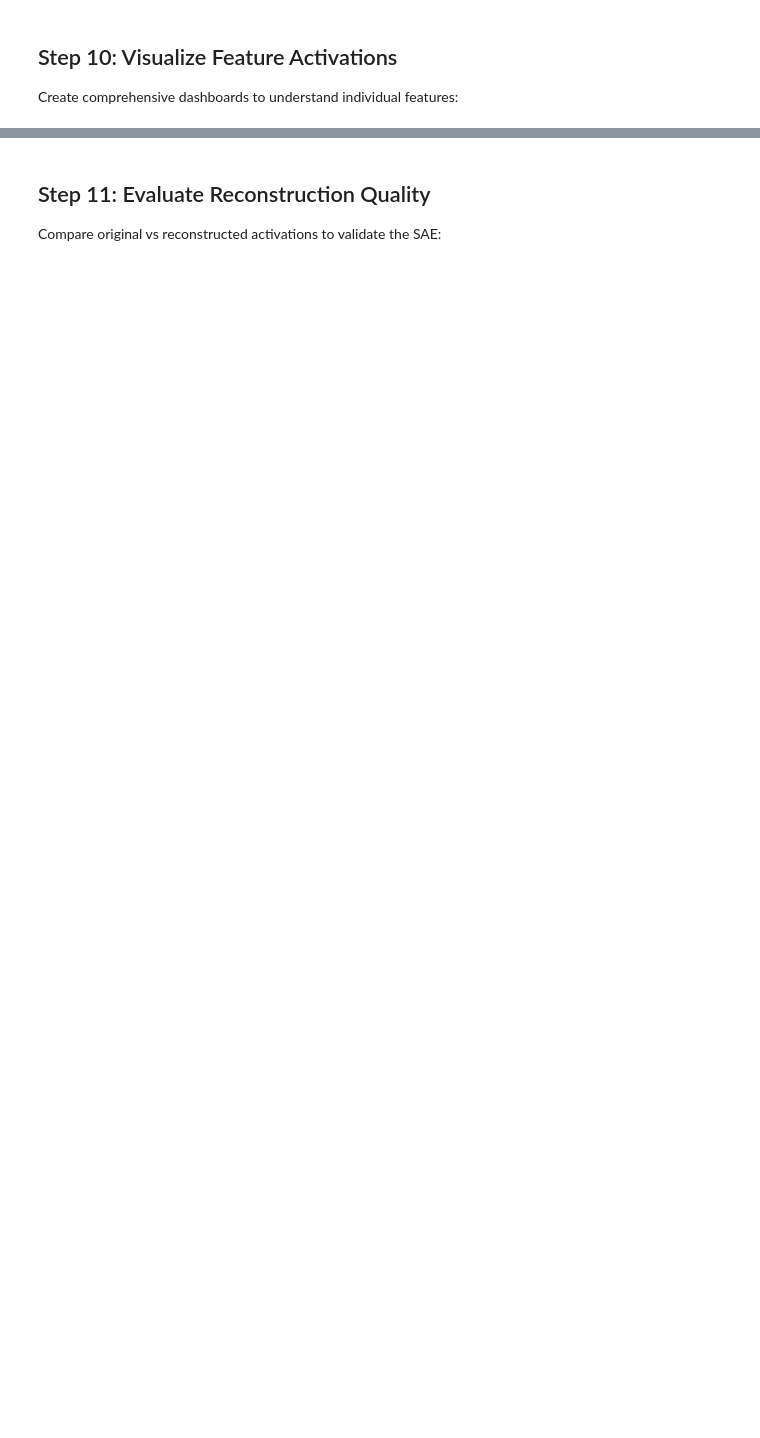
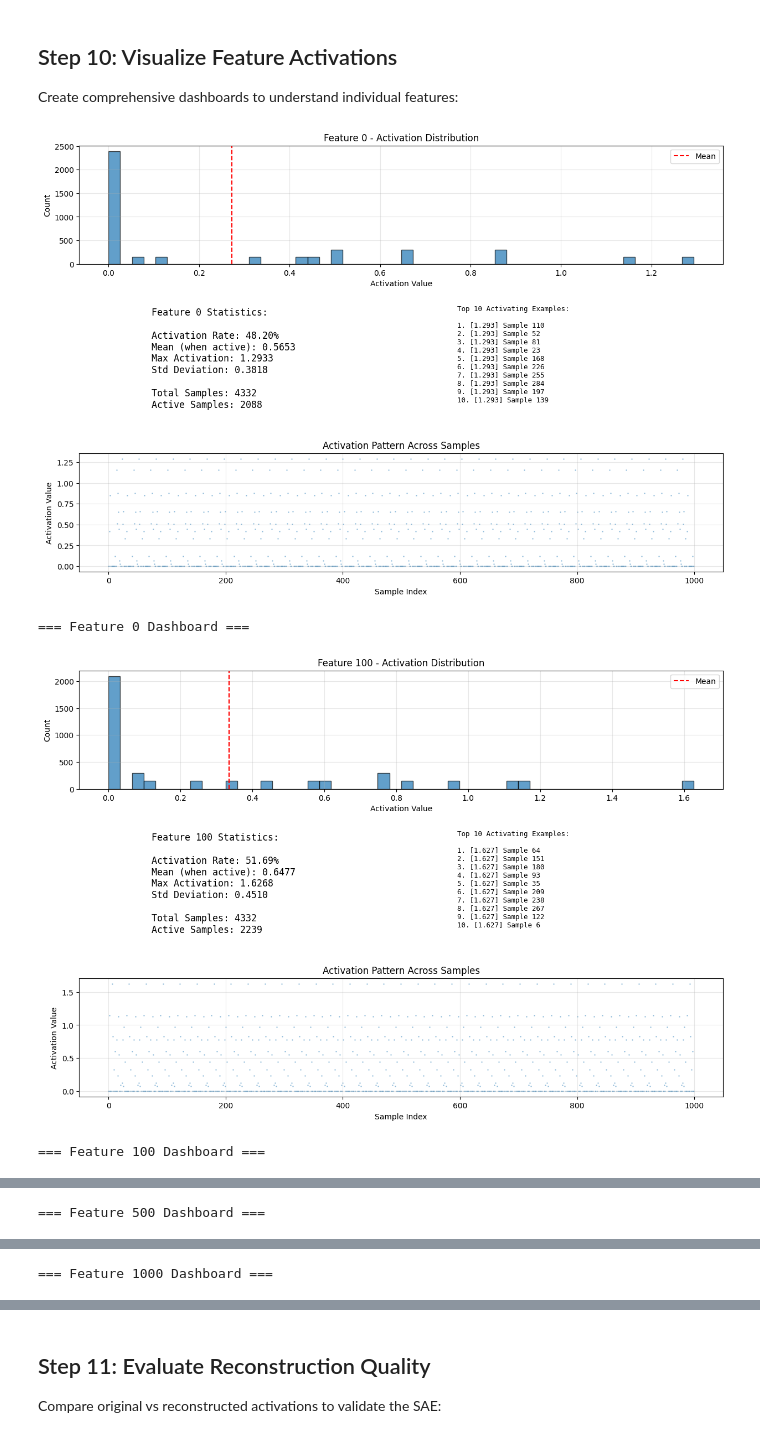
Before and after one commit to nnafis-007/SAE-ML-330, a Jupyter notebook: notebooks/tutorial.ipynb, the cells around one changed output, grey strips where cells are left out. Drawn from its saved outputs; the diff is of its cells as text; code cells hidden in the pictures; blank space fills up the shorter version.

```diff
--- a/notebooks/tutorial.ipynb
+++ b/notebooks/tutorial.ipynb
@@ -443,11 +698,16 @@ Create comprehensive dashboards to understand individual features:
 # %%
 # Create dashboards for interesting features
 feature_indices = [0, 100, 500, 1000, 5000]
 
 # Create placeholder texts for the activations
 placeholder_texts = [f"Sample {i}" for i in range(len(train_data))]
 
 
 for feat_idx in feature_indices:
-    analyzer.create_feature_dashboard(feat_idx, train_data, placeholder_texts)
+    analyzer.create_feature_dashboard(train_data, placeholder_texts, feat_idx)
     print(f"\n=== Feature {feat_idx} Dashboard ===")
+# %% [output]
+[figure, added]
+=== Feature 0 Dashboard ===
+[figure, added]
+=== Feature 100 Dashboard ===
@@ -453,0 +715 @@ for feat_idx in feature_indices:
+=== Feature 500 Dashboard ===
@@ -453,0 +717 @@ for feat_idx in feature_indices:
+=== Feature 1000 Dashboard ===
```
Also changed, not shown: parts of 22 cells of this notebook, 1 other file.
